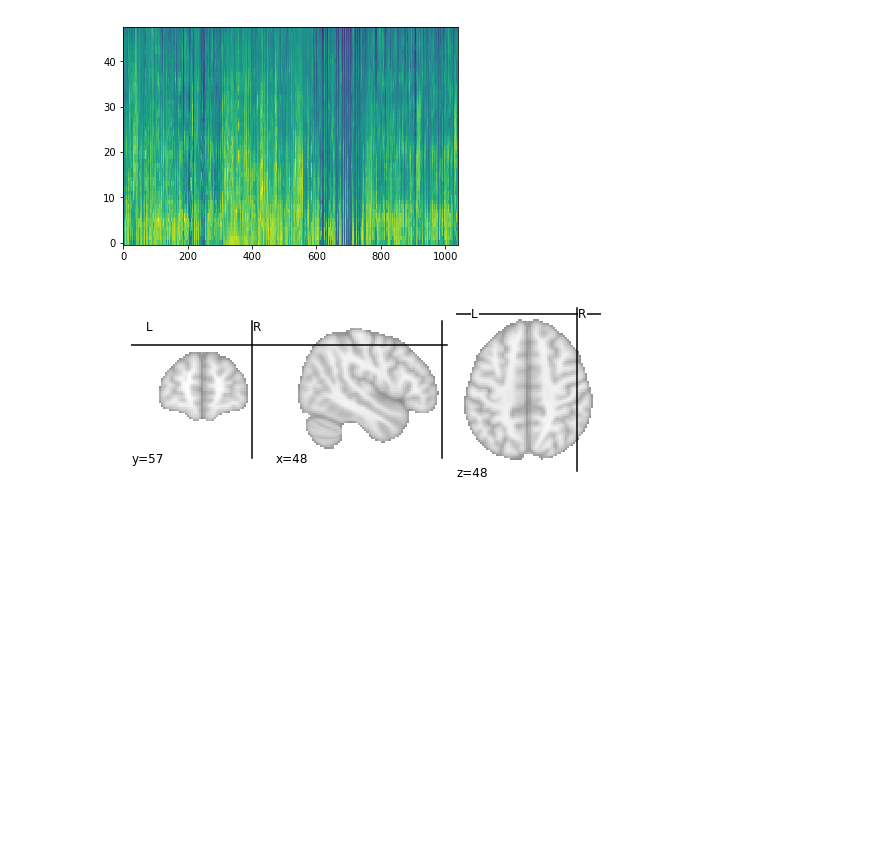
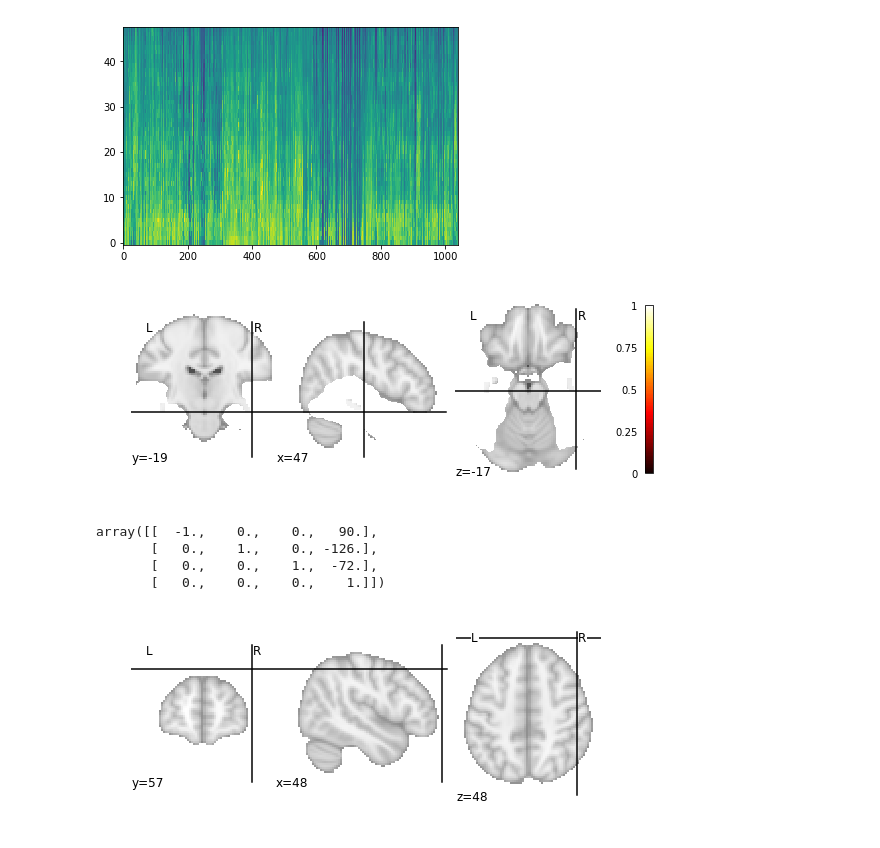
Before and after one commit to ANCPLabOldenburg/voxelwiseencoding, a Jupyter notebook: Voxelwise_Encoding_BIDS.ipynb, the cells around one changed output. Cells and saved outputs as stored; diff of their text form; code cells hidden in the pictures; blank space fills up the shorter version.

Commit message:
Added support for a costum mask and added option in audio2bidsstim to output files in folder format sorted by condition.

```diff
--- a/Voxelwise_Encoding_BIDS.ipynb
+++ b/Voxelwise_Encoding_BIDS.ipynb
@@ -348,6 +357,25 @@ plt.show()
 # %% [output]
 (1039, 48)
 [figure]
+# %%
+#import joblib
+#mask =joblib.load("/data2/lmichalke/github/ANCP/voxelwiseencoding/voxelwiseencoding/output/sub-03/acq-CS/sub-03_task-aomovie_acq-CS_desc-mask.pkl")
+import nibabel as nib
+mask2 =nib.load("/data2/azubaidi/ForrestGumpHearingLoss/BIDS_ForrGump/derivatives/fmriprep/mni_Temporal_mask_ero5_bin.nii.gz")
+# %%
+
+from nilearn import plotting
+plotting.plot_stat_map(mask2)
+plotting.show()
+# %% [output]
+[figure, added]
+# %%
+mask2._affine
+# %% [output]
+array([[  -1.,    0.,    0.,   90.],
+       [   0.,    1.,    0., -126.],
+       [   0.,    0.,    1.,  -72.],
+       [   0.,    0.,    0.,    1.]])
 # %%
 #mean_scores = mean_img('/data2/lmichalke/github/ANCP/voxelwiseencoding/voxelwiseencoding/output/sub-03/acq-CS/sub-03_task-aomovie_acq-CS_desc-boldprediction.nii.gz')
 mean_scores.shape
```
Also changed, not shown: parts of 1 cell of this notebook, 6 other files.
